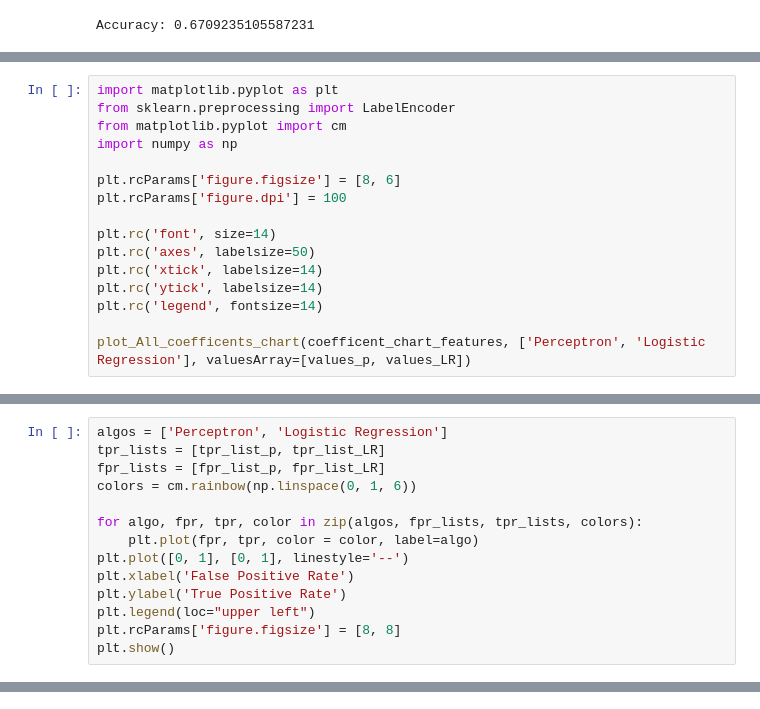
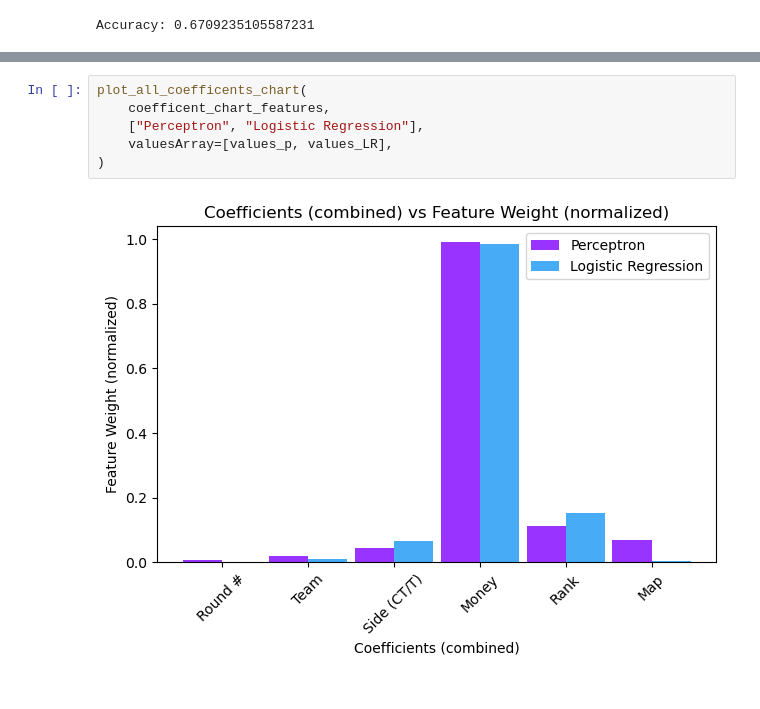
Before and after one commit to markoleptic/CSGO-Match-Predictions, a Jupyter notebook: Main.ipynb, the cells around one changed output, grey strips where cells are left out. Cells and saved outputs as stored; diff of their text form.

```diff
--- a/Main.ipynb
+++ b/Main.ipynb
@@ -255,16 +278,0 @@ Combined Comparison
-# %%
-import matplotlib.pyplot as plt
-from sklearn.preprocessing import LabelEncoder
-from matplotlib.pyplot import cm
-import numpy as np
-
-plt.rcParams['figure.figsize'] = [8, 6]
-plt.rcParams['figure.dpi'] = 100
-
-plt.rc('font', size=14)
-plt.rc('axes', labelsize=50)
-plt.rc('xtick', labelsize=14)
-plt.rc('ytick', labelsize=14)
-plt.rc('legend', fontsize=14)
-
-plot_All_coefficents_chart(coefficent_chart_features, ['Perceptron', 'Logistic Regression'], valuesArray=[values_p, values_LR])
@@ -273,14 +278,0 @@ plot_All_coefficents_chart(coefficent_chart_features, ['Perceptron', 'Logistic R
-# %%
-algos = ['Perceptron', 'Logistic Regression']
-tpr_lists = [tpr_list_p, tpr_list_LR]
-fpr_lists = [fpr_list_p, fpr_list_LR]
-colors = cm.rainbow(np.linspace(0, 1, 6))
-
-for algo, fpr, tpr, color in zip(algos, fpr_lists, tpr_lists, colors):
-    plt.plot(fpr, tpr, color = color, label=algo)
-plt.plot([0, 1], [0, 1], linestyle='--')
-plt.xlabel('False Positive Rate')
-plt.ylabel('True Positive Rate')
-plt.legend(loc="upper left")
-plt.rcParams['figure.figsize'] = [8, 8]
-plt.show()
@@ -288,0 +279,8 @@ plt.show()
+# %%
+plot_all_coefficents_chart(
+    coefficent_chart_features,
+    ["Perceptron", "Logistic Regression"],
+    valuesArray=[values_p, values_LR],
+)
+# %% [output]
+[figure, added]
```
Also changed, not shown: parts of 14 cells of this notebook, 4 other files.
